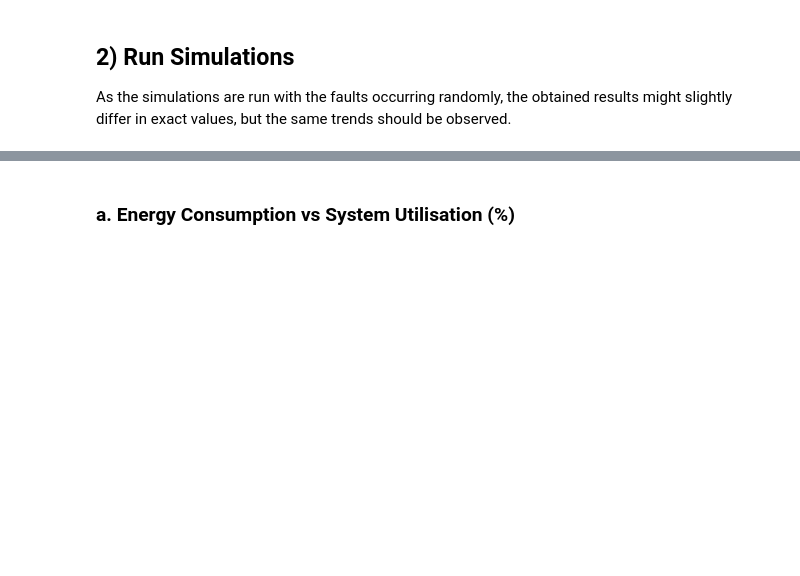
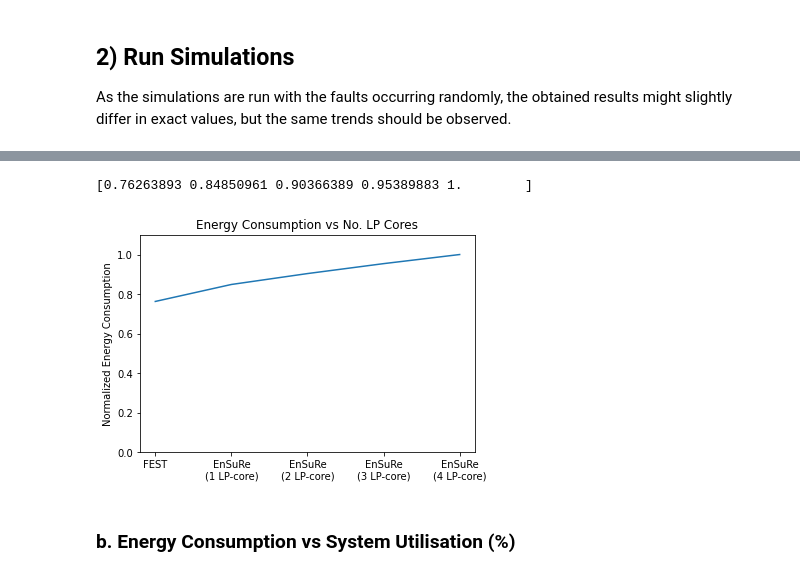
Before and after one commit to amin-kian/FT-RT-Scheduling-with-RL, a Jupyter notebook: FEST and EnSuRe Simulation.ipynb, the cells around one changed output, grey strips where cells are left out. Saved outputs shown, nothing was run; the diff lists cells and outputs as text; code cells hidden in the pictures; blank space fills up the shorter version.

```diff
--- a/FEST and EnSuRe Simulation.ipynb
+++ b/FEST and EnSuRe Simulation.ipynb
@@ -53,5 +122,34 @@ repeat = 5
+# %%
+# 3. Normalize energy consumption
+import numpy as np
+
+# get max energy for normalizing
+max_energy = max(energy_consumed_results)
+
+# normalize results
+results_norm = np.array(energy_consumed_results) / max_energy
+
+print(results_norm)
+# %% [output]
+[0.76263893 0.84850961 0.90366389 0.95389883 1.        ]
+# %%
+# 4. Plot graph
+
+plt.title('Energy Consumption vs No. LP Cores')
+#plt.xlabel('Sys Util (%)')
+plt.ylabel('Normalized Energy Consumption')
+
+plt.ylim([0.0, 1.1])
+
+x_axis = ['FEST', 'EnSuRe\n(1 LP-core)', 'EnSuRe\n(2 LP-core)', 'EnSuRe\n(3 LP-core)', 'EnSuRe\n(4 LP-core)']
+
+plt.plot(x_axis, results_norm)
+
+plt.show()
+# %% [output]
+[figure, added]
 # %% [markdown]
-### a. Energy Consumption vs System Utilisation (%)
+### b. Energy Consumption vs System Utilisation (%)
 # %%
 # scheduler parameters
 k = 20
```
Also changed, not shown: parts of 17 cells of this notebook.
